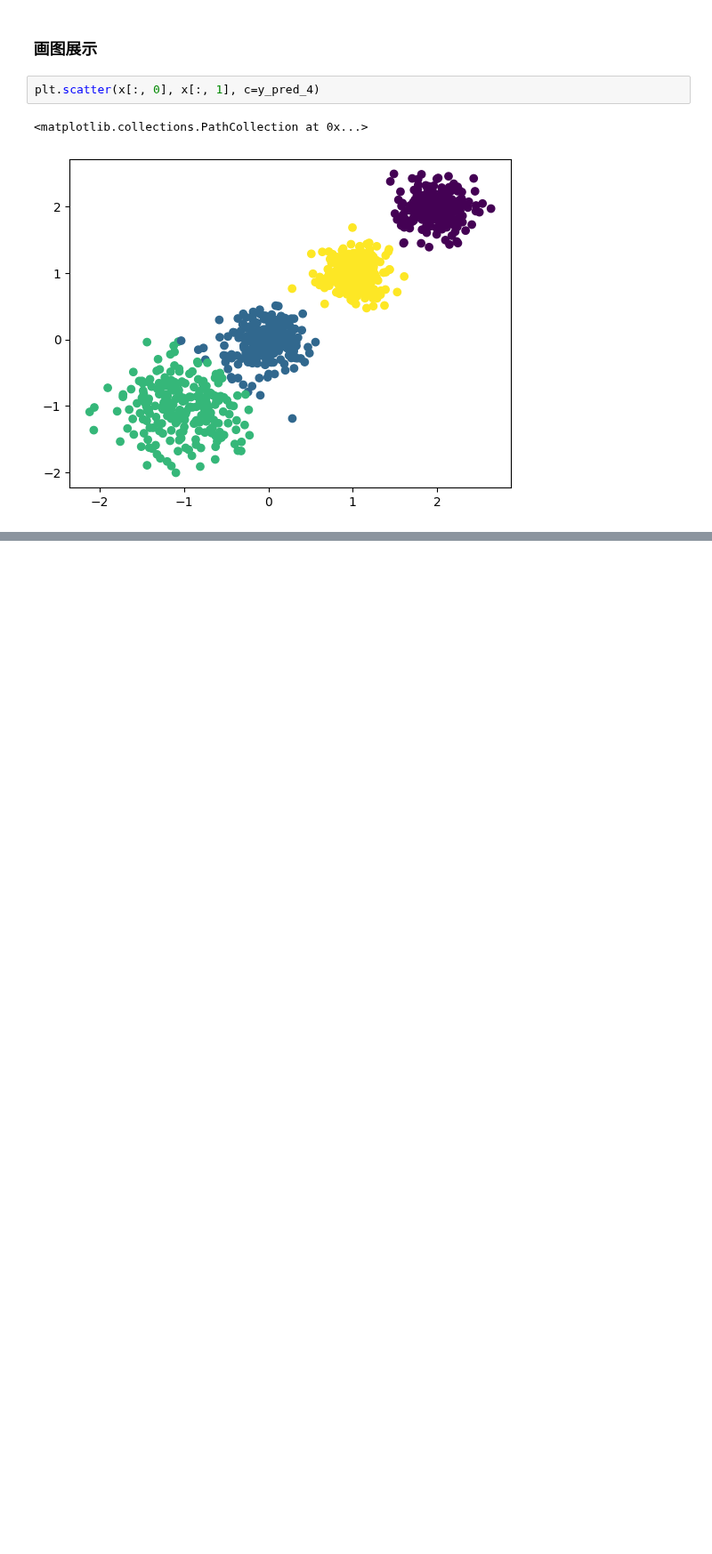
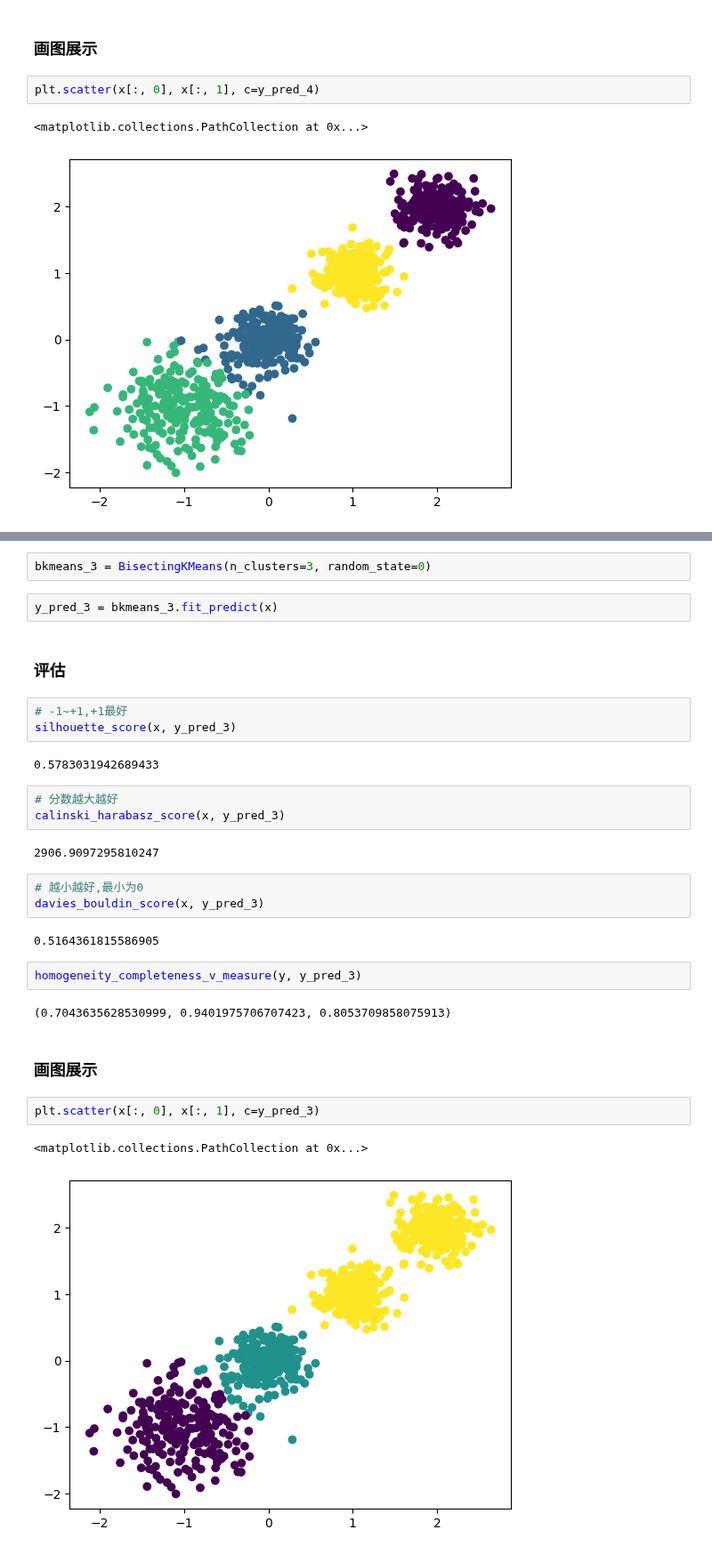
Before and after one commit to NagatoYuki0943/ML, a Jupyter notebook: code/sklearn07_cluster/1_KMeans&BisectingKMeans.ipynb, the cells around one changed output, grey strips where cells are left out. Shown at 89% size. Saved outputs shown, nothing was run; the diff lists cells and outputs as text; blank space fills up the shorter version.

```diff
--- a/code/sklearn07_cluster/1_KMeans.ipynb
+++ b/code/sklearn07_cluster/1_KMeans&BisectingKMeans.ipynb
@@ -166,0 +217,32 @@ plt.scatter(x[:, 0], x[:, 1], c=y_pred_4)
+# %%
+bkmeans_3 = BisectingKMeans(n_clusters=3, random_state=0)
+# %%
+y_pred_3 = bkmeans_3.fit_predict(x)
+# %% [markdown]
+### 评估
+# %%
+# -1~+1,+1最好
+silhouette_score(x, y_pred_3)
+# %% [output]
+0.5783031942689433
+# %%
+# 分数越大越好
+calinski_harabasz_score(x, y_pred_3)
+# %% [output]
+2906.9097295810247
+# %%
+# 越小越好,最小为0
+davies_bouldin_score(x, y_pred_3)
+# %% [output]
+0.5164361815586905
+# %%
+homogeneity_completeness_v_measure(y, y_pred_3)
+# %% [output]
+(0.7043635628530999, 0.9401975706707423, 0.8053709858075913)
+# %% [markdown]
+### 画图展示
+# %%
+plt.scatter(x[:, 0], x[:, 1], c=y_pred_3)
+# %% [output]
+<matplotlib.collections.PathCollection at 0x...>
+[figure, added]
```
Also changed, not shown: parts of 26 cells of this notebook, 31 other files.
